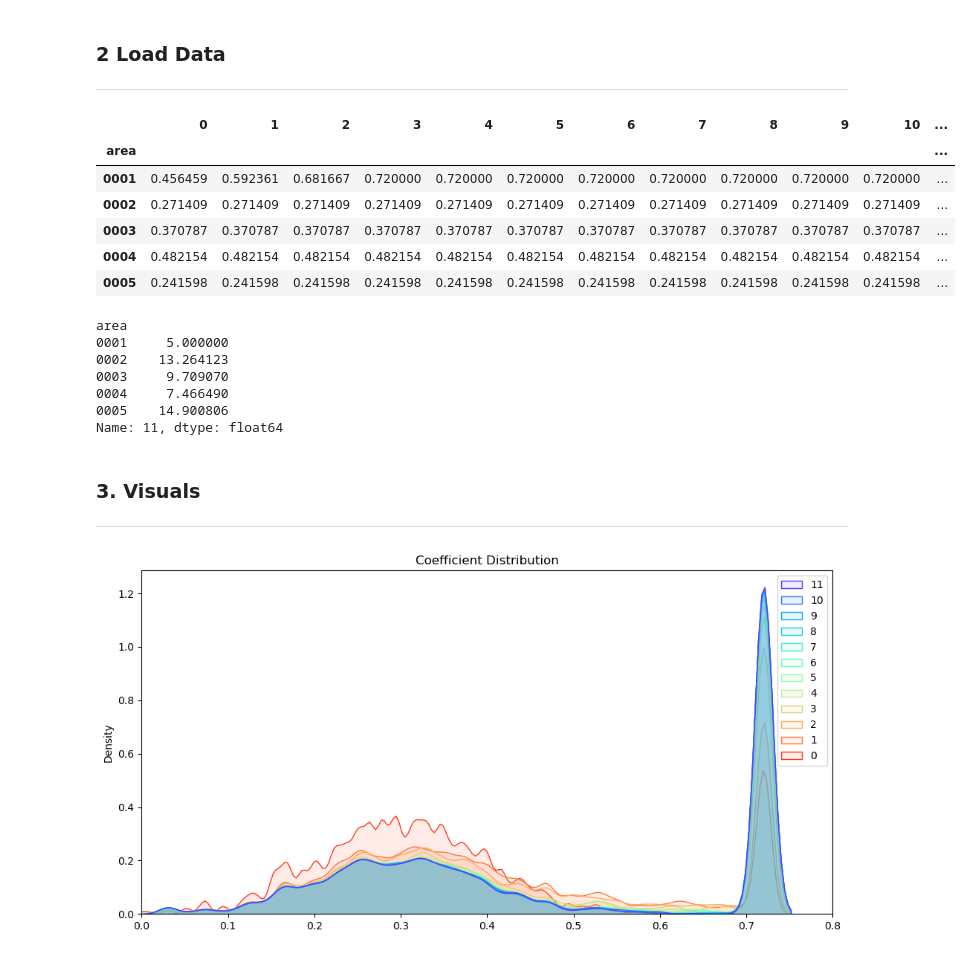
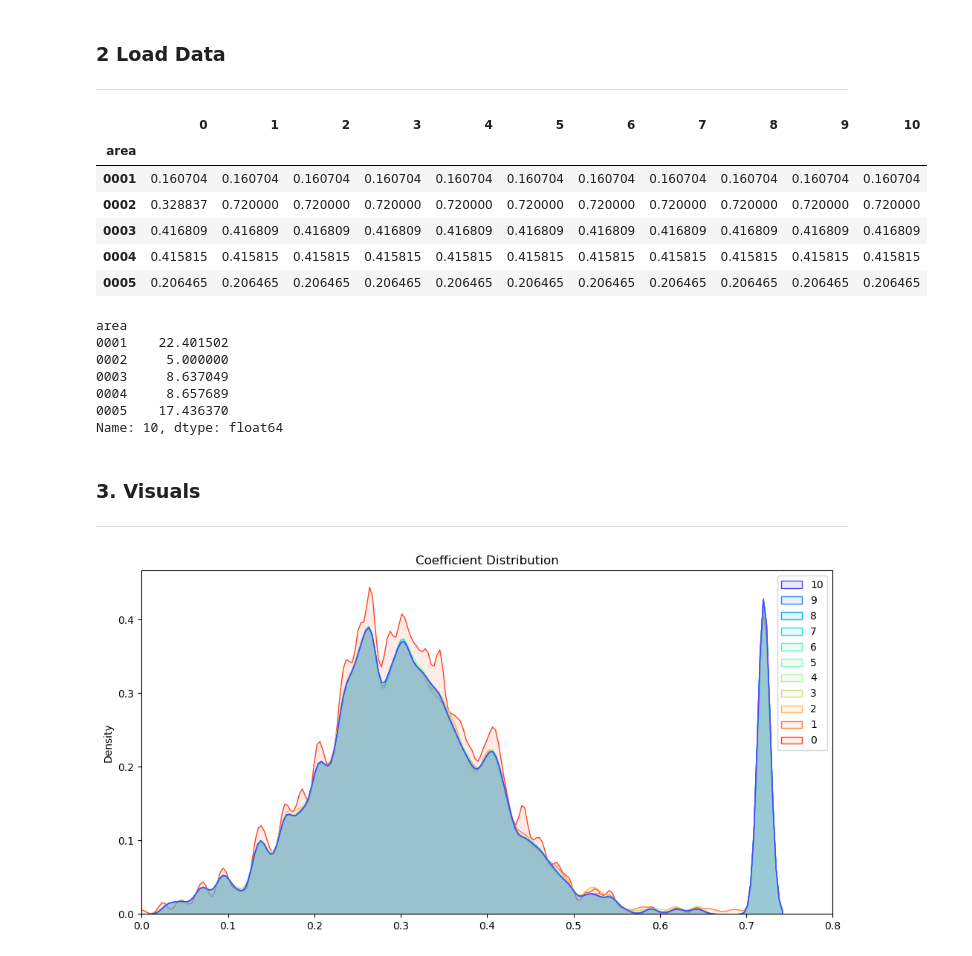
Before and after one commit to bernhard-pfann/vienna-traffic-density, a Jupyter notebook: notebooks/analyze-coefficients.ipynb, the cells around one changed output. Cells and saved outputs as stored; diff of their text form; code cells hidden in the pictures.

```diff
--- a/notebooks/analyze-coefficients.ipynb
+++ b/notebooks/analyze-coefficients.ipynb
@@ -57,32 +57,32 @@ warnings.filterwarnings("ignore", category=FutureWarning)
 ### 2 Load Data
 ***
 # %%
-coefs_path = os.path.join(conf.root_output, "coefs.csv")
-areas_path = os.path.join(conf.root_output, "areas.pkl")
+coefs_path = os.path.join(conf.root_output, "csv", "coefs.csv")
+areas_path = os.path.join(conf.root_output, "pkl", "areas.pkl")
 
 coefs_df = pd.read_csv(coefs_path, index_col="area",  dtype={"area": str})
 coefs = coefs_df.iloc[:,-1]
 
 coefs_df.head()
 # %% [output]
-|  | 0 | 1 | 2 | 3 | 4 | 5 | 6 | 7 | 8 | 9 | 10 | ... |
-| area |  |  |  |  |  |  |  |  |  |  |  | ... |
-| 0001 | 0.456459 | 0.592361 | 0.681667 | 0.720000 | 0.720000 | 0.720000 | 0.720000 | 0.720000 | 0.720000 | 0.720000 | 0.720000 | ... |
-| 0002 | 0.271409 | 0.271409 | 0.271409 | 0.271409 | 0.271409 | 0.271409 | 0.271409 | 0.271409 | 0.271409 | 0.271409 | 0.271409 | ... |
-| 0003 | 0.370787 | 0.370787 | 0.370787 | 0.370787 | 0.370787 | 0.370787 | 0.370787 | 0.370787 | 0.370787 | 0.370787 | 0.370787 | ... |
-| 0004 | 0.482154 | 0.482154 | 0.482154 | 0.482154 | 0.482154 | 0.482154 | 0.482154 | 0.482154 | 0.482154 | 0.482154 | 0.482154 | ... |
-| 0005 | 0.241598 | 0.241598 | 0.241598 | 0.241598 | 0.241598 | 0.241598 | 0.241598 | 0.241598 | 0.241598 | 0.241598 | 0.241598 | ... |
+|  | 0 | 1 | 2 | 3 | 4 | 5 | 6 | 7 | 8 | 9 | 10 |
+| area |  |  |  |  |  |  |  |  |  |  |  |
+| 0001 | 0.160704 | 0.160704 | 0.160704 | 0.160704 | 0.160704 | 0.160704 | 0.160704 | 0.160704 | 0.160704 | 0.160704 | 0.160704 |
+| 0002 | 0.328837 | 0.720000 | 0.720000 | 0.720000 | 0.720000 | 0.720000 | 0.720000 | 0.720000 | 0.720000 | 0.720000 | 0.720000 |
+| 0003 | 0.416809 | 0.416809 | 0.416809 | 0.416809 | 0.416809 | 0.416809 | 0.416809 | 0.416809 | 0.416809 | 0.416809 | 0.416809 |
+| 0004 | 0.415815 | 0.415815 | 0.415815 | 0.415815 | 0.415815 | 0.415815 | 0.415815 | 0.415815 | 0.415815 | 0.415815 | 0.415815 |
+| 0005 | 0.206465 | 0.206465 | 0.206465 | 0.206465 | 0.206465 | 0.206465 | 0.206465 | 0.206465 | 0.206465 | 0.206465 | 0.206465 |
 # %%
 kmh = coef_kmh(coefs=coefs)
 kmh.head()
 # %% [output]
 area
-0001     5.000000
-0002    13.264123
-0003     9.709070
-0004     7.466490
-0005    14.900806
-Name: 11, dtype: float64
+0001    22.401502
+0002     5.000000
+0003     8.637049
+0004     8.657689
+0005    17.436370
+Name: 10, dtype: float64
 # %%
 with open(areas_path, 'rb') as f:
     areas = pickle.load(f)
@@ -105,7 +105,7 @@ plt.xlim(0,0.8)
 plt.title("Coefficient Distribution")
 plt.show()
 # %% [output]
-[figure, old version]
+[figure, new version]
 # %%
 # Get colormap
 cmap = mpl.cm.cool
```
Also changed, not shown: parts of 2 cells of this notebook, 14 other files.
